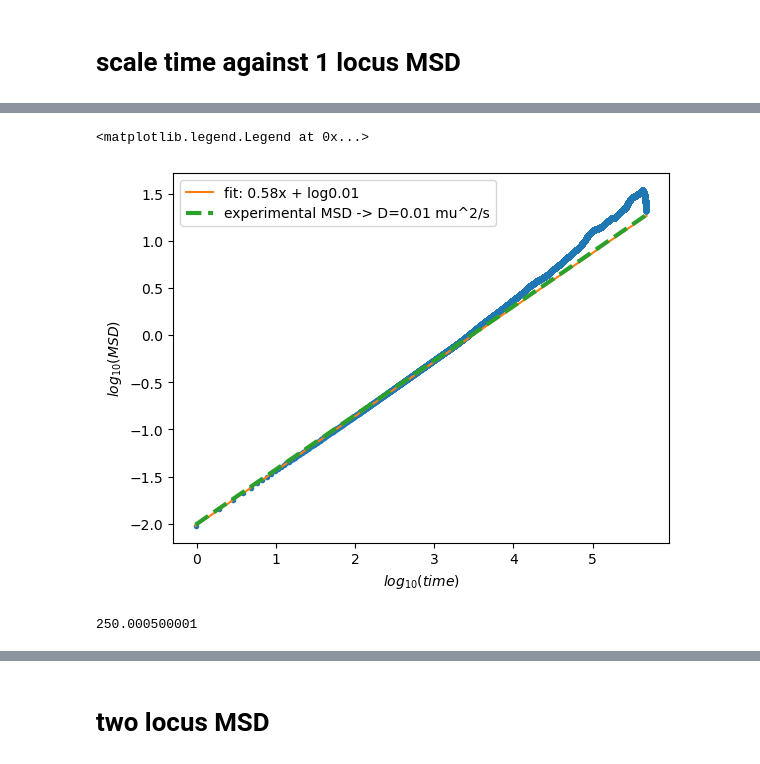
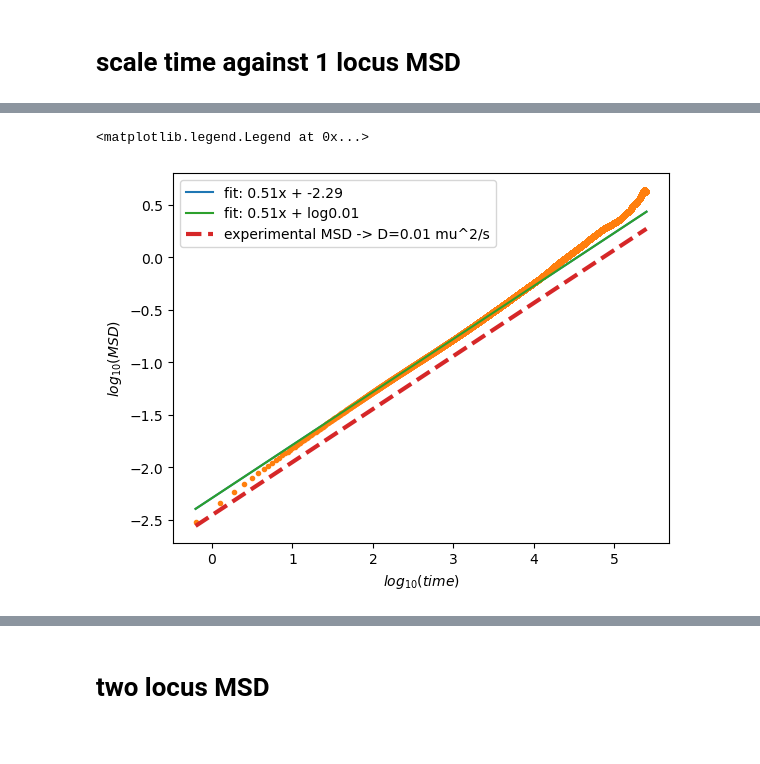
Before and after one commit to timothyfoldes/yeast_extrusion, a Jupyter notebook: analysis/analysis.ipynb, the cells around one changed output, grey strips where cells are left out. Cells and saved outputs as stored; diff of their text form; code cells hidden in the pictures.

```diff
--- a/analysis.ipynb
+++ b/analysis/analysis.ipynb
@@ -138,17 +220,25 @@ computing MSD for
 # %%
 kb_scale = 1
-length_scale = 66
+length_scale = 2.3
+positions = np.array([180,360,540,720,900,1080,1260])
+# positions = np.arange(0, 8)
+# positions = np.linspace(0, 1, 8)
+w1, w2 = 0, -1
+x = np.log10(positions/kb_scale)[:][w1:w2]
+y = np.log10(rs/length_scale**2)[1:][w1:w2]
 
-w1, w2 = 100, -1
-x = np.log10(np.arange(len(rs))/kb_scale)[1:][w1:w2]
-y = np.log10(rs/length_scale**2)[1:][w1:w2]
+plt.plot(x,y, '.')
 #fit x,y to linear function
-p,q = 0, 50
-param, pcov = np.polyfit(x[p:q], y[p:q], 1, cov=True)
+p,q = 0, 3
+param, pcov = curve_fit(func, x[p:q], y[p:q])
+plt.plot(x, func(x, *param), label = f'simulation fit: {param[0]:.2f}x + {param[1]:.2f}')
 
-plt.plot(x,y, '.', label = f'scaling factor = {length_scale}')
-plt.plot(x, param[0]*x + param[1], label = f'fit: {param[0]:.2f}x + {param[1]:.2f}')
-plt.plot(np.log10(s), np.log10(r**2), 'o', label = r'experimental $R^2(s)$ in Auxin degron')
+x = np.log10(s)
+y = np.log10(r**2)
+
+plt.errorbar(x, y, yerr = r_se, label = f'scaling factor = {length_scale}')
+param, pcov = curve_fit(func, x[p:q], y[p:q])
+plt.plot(x, param[0]*x + param[1], label = f'experimental fit: {param[0]:.2f}x + {param[1]:.2f}')
 plt.xlabel(r'$log_{10}(s)$')
 plt.ylabel(r'$log_{10}(r^2(s))$')
 plt.legend()
@@ -180,0 +267,2 @@ computing MSD for
+# %%
+MSD = np.array([compute_msd(frames_scaled[k, ::10, :]) for k in range(M)]).mean(axis = 0)
@@ -181,36 +280,36 @@ computing MSD for
 # %%
 # Experimantal D is approx 0.01 um^2/s
 
 # single monomer MSD
 
-time_scale = 260
+time_scale = 40
+y = np.log10(MSD)[1:]
+x = np.log10(time_simulation[::10]/time_scale)[1:]
 
-y = np.log10(MSD)[1:]
-x = np.log10(time_simulation/time_scale)[1:]
+
+
 # x = np.log10(np.linspace(0, Nframes*period/5200, Nframes))[1:]
 
 
 # x = np.log10(np.arange(Nframes*period/5200))[1:]
 
 
-p,q = 0, 50
+p,q = 10, 1000
 
-param, pcov = np.polyfit(x[p:q], y[p:q], 1, cov=True)
+p,q = 200, 300
+param, pcov = curve_fit(func, x[p:q], y[p:q])
+plt.plot(x, func(x, *param), label = f'fit: {param[0]:.2f}x + {param[1]:.2f}')
+
 plt.plot(x,y, '.')
 plt.plot(x, param[0]*x + param[1], label = f'fit: {param[0]:.2f}x + log{np.power(10, param[1]):.2f}')
-plt.plot(x, param[0]*x + np.log10(0.01), '--', label = f'experimental MSD -> D=0.01 mu^2/s', linewidth = 3)
+plt.plot(x, param[0]*x + np.log10(0.0035), '--', label = f'experimental MSD -> D=0.01 mu^2/s', linewidth = 3)
 plt.xlabel(r'$log_{10}(time)$')
 plt.ylabel(r'$log_{10}(MSD)$')
 
 plt.legend()
 # %% [output]
 <matplotlib.legend.Legend at 0x...>
-[figure, old version]
+[figure, new version]
-# %%
-dt_sim = time_simulation[1] - time_simulation[0]
-print(dt_sim)
-# %% [output]
-250.000500001
 # %%
 time = time_simulation/time_scale
 dt = time[1] - time[0]
```
Also changed, not shown: parts of 31 cells of this notebook, 17 other files.
